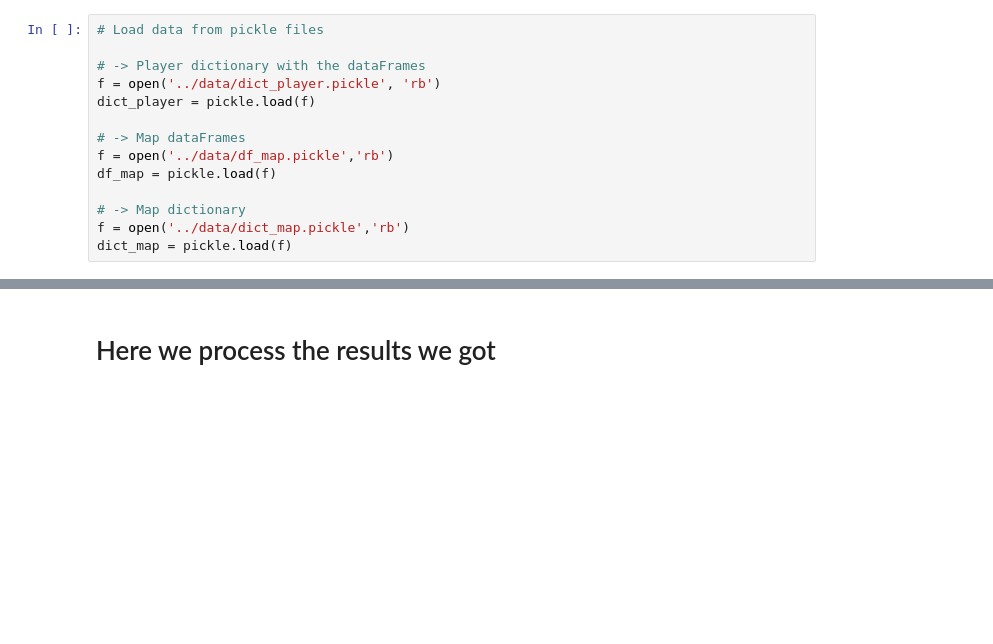
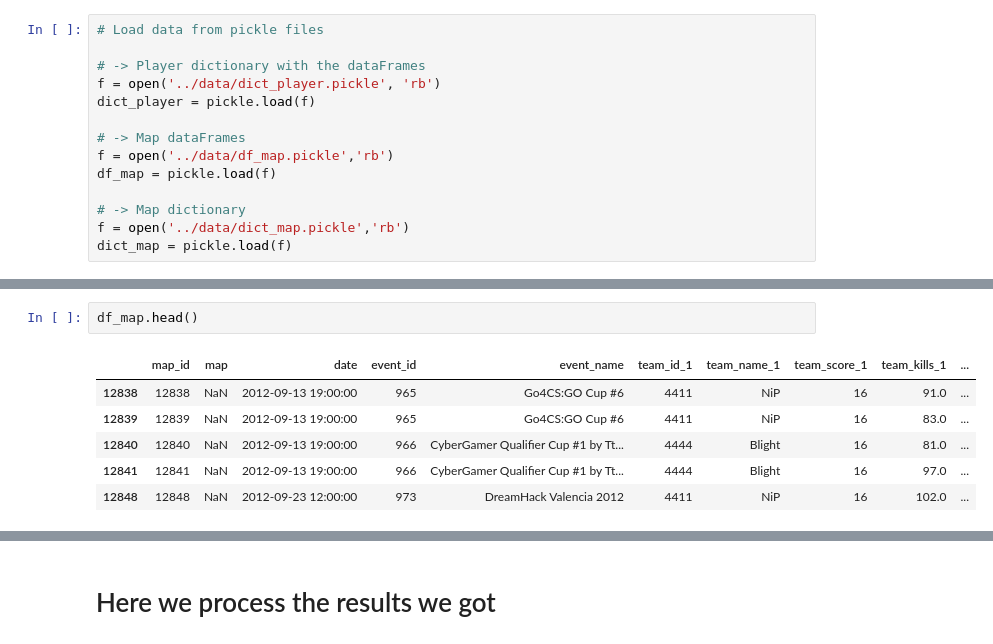
Before and after one commit to emmanuel-garza/insight-csgo, a Jupyter notebook: models/logistic_reg.ipynb, the cells around one changed output, grey strips where cells are left out. Cells and saved outputs as stored; diff of their text form; blank space fills up the shorter version.

```diff
--- a/models/logistic_reg.ipynb
+++ b/models/logistic_reg.ipynb
@@ -185,0 +38,9 @@ print( time_2-time_1 )
+# %%
+df_map.head()
+# %% [output]
+|  | map_id | map | date | event_id | event_name | team_id_1 | team_name_1 | team_score_1 | team_kills_1 | ... |
+| 12838 | 12838 | NaN | 2012-09-13 19:00:00 | 965 | Go4CS:GO Cup #6 | 4411 | NiP | 16 | 91.0 | ... |
+| 12839 | 12839 | NaN | 2012-09-13 19:00:00 | 965 | Go4CS:GO Cup #6 | 4411 | NiP | 16 | 83.0 | ... |
+| 12840 | 12840 | NaN | 2012-09-13 19:00:00 | 966 | CyberGamer Qualifier Cup #1 by Tt... | 4444 | Blight | 16 | 81.0 | ... |
+| 12841 | 12841 | NaN | 2012-09-13 19:00:00 | 966 | CyberGamer Qualifier Cup #1 by Tt... | 4444 | Blight | 16 | 97.0 | ... |
+| 12848 | 12848 | NaN | 2012-09-23 12:00:00 | 973 | DreamHack Valencia 2012 | 4411 | NiP | 16 | 102.0 | ... |
```
Also changed, not shown: parts of 17 cells of this notebook.
